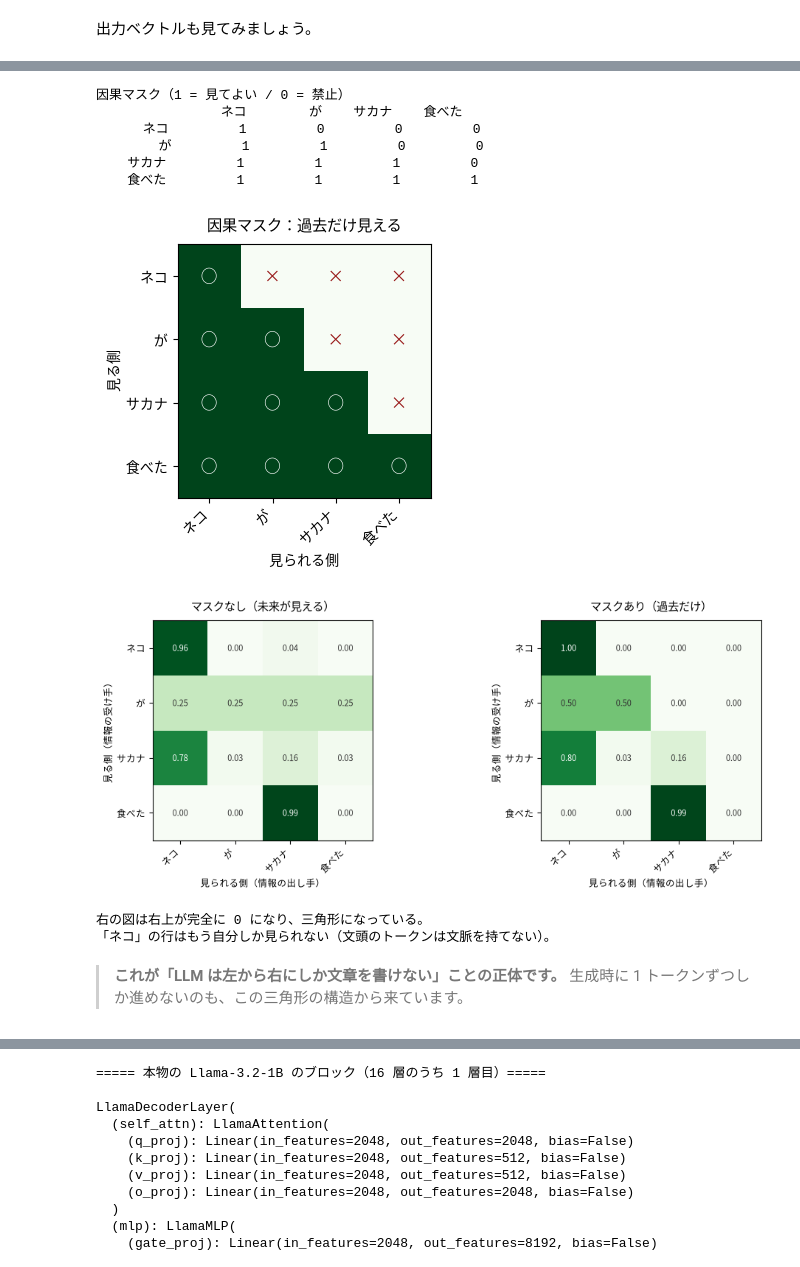
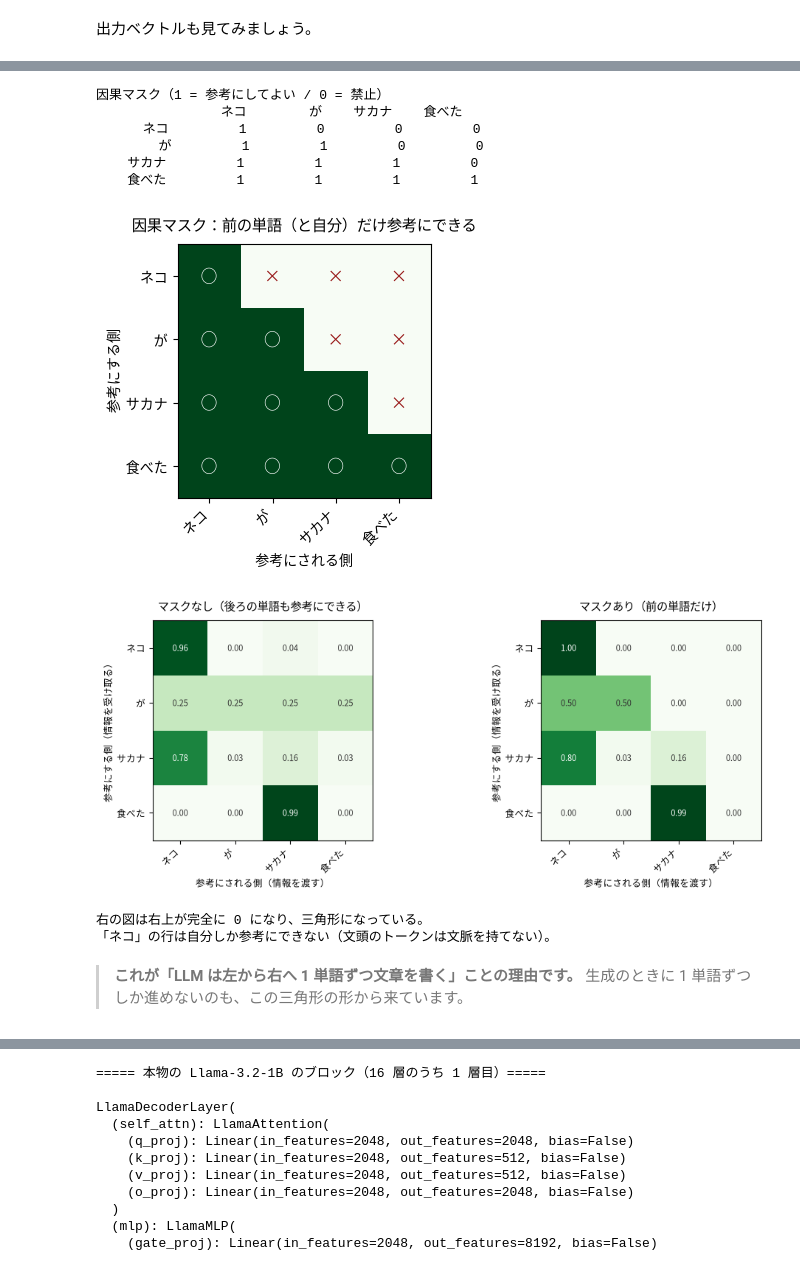
Before and after one commit to chinchillaa/dgx-handson, a Jupyter notebook: chapter1/notebooks/ch1_03_llm_inference.ipynb, the cells around one changed output, grey strips where cells are left out. Cells and saved outputs as stored; diff of their text form; code cells hidden in the pictures.

```diff
--- a/chapter1/notebooks/ch1_03_llm_inference.ipynb
+++ b/chapter1/notebooks/ch1_03_llm_inference.ipynb
@@ -579,21 +599,21 @@ Part 1 で単語埋め込みのコサイン類似度を計算したのと、や
 # 実行時間: 数秒
 
 def scaled_dot_product_attention(Q, K, V):
-    """Self-Attention の本体。attention の出力と注目度の重みを返す
+    """Self-Attention の本体。出力と「参考にする割合」を返す
 
-    Q: (トークン数, d_k)   各トークンの問い合わせ
-    K: (トークン数, d_k)   各トークンの見出し
-    V: (トークン数, d_v)   各トークンの中身
+    Q: (トークン数, d_k)   各トークンの「探しているもの」
+    K: (トークン数, d_k)   各トークンの「自分が何者か」
+    V: (トークン数, d_v)   各トークンが「相手へ渡す情報」
     """
     d_k = Q.shape[-1]
 
-    # ① 全ペアの相性スコア: (トークン数, トークン数)
+    # ① すべての組み合わせの合い具合（Q と K の内積）を √d_k で割る: (トークン数, トークン数)
     scores = Q @ K.transpose(-2, -1) / math.sqrt(d_k)
 
-    # ② 行ごとに softmax して「合計1の注目度」に変換
+    # ② 行ごとに softmax して「合計 1 の参考にする割合」に直す
     weights = torch.softmax(scores, dim=-1)
 
-    # ③ 注目度を重みにして V の加重平均を取る
+    # ③ 割合に応じて V を混ぜる（加重平均）
     output = weights @ V
 
     return output, weights
@@ -601,10 +621,10 @@ def scaled_dot_product_attention(Q, K, V):
 
 attn_out, attn_w = scaled_dot_product_attention(Q, K, V)
 
-print(f'注目度 weights の形状: {tuple(attn_w.shape)}  (見る側, 見られる側)')
-print(f'各行の合計           : {[round(float(s), 3) for s in attn_w.sum(dim=-1)]}  ← すべて 1.0\n')
+print(f'参考にする割合 weights の形状: {tuple(attn_w.shape)}  (参考にする側, 参考にされる側)')
+print(f'各行の合計                   : {[round(float(s), 3) for s in attn_w.sum(dim=-1)]}  ← すべて 1.0\n')
 
-print('注目度の中身（行 = 見る側 / 列 = 見られる側）')
+print('参考にする割合（行 = 参考にする側 / 列 = 参考にされる側）')
 print(pad('', 10) + ''.join(pad(t, 10, right=True) for t in toy_tokens))
 for name, row in zip(toy_tokens, attn_w):
     print(pad(name, 10, right=True) + ''.join(f'{float(v):>10.2f}' for v in row))
@@ -612,7 +632,7 @@ for name, row in zip(toy_tokens, attn_w):
 
 
 def plot_attention(weights, x_labels, y_labels, title, ax=None, cmap='Greens', show_values=True):
-    """注目度行列をヒートマップで描く共通関数（このあと何度も使う）"""
+    """「参考にする割合」の行列をヒートマップで描く共通関数（このあと何度も使う）"""
     created = ax is None
     if created:
         fig, ax = plt.subplots(figsize=(5.5, 4.5))
@@ -627,12 +647,12 @@ def plot_attention(weights, x_labels, y_labels, title, ax=None, cmap='Greens', s
                 ax.text(j, i, f'{v:.2f}', ha='center', va='center',
                         fontsize=8, color='white' if v > 0.5 else '#333333')
     ax.set_title(title, fontsize=11, pad=10)
-    ax.set_xlabel('見られる側（情報の出し手）', fontsize=9)
-    ax.set_ylabel('見る側（情報の受け手）', fontsize=9)
+    ax.set_xlabel('参考にされる側（情報を渡す）', fontsize=9)
+    ax.set_ylabel('参考にする側（情報を受け取る）', fontsize=9)
     if created:
         plt.tight_layout()
         plt.show()
 
 
-plot_attention(attn_w, toy_tokens, toy_tokens, '自作 Self-Attention の注目度')
+plot_attention(attn_w, toy_tokens, toy_tokens, '自作 Self-Attention の「参考にする割合」')
 # %% [output]
@@ -733,48 +756,48 @@ $e^{-\infty} = 0$ なので、softmax 後の注目度がちょうど 0 になり
 # %%
 # 実行時間: 数秒
 
 T = len(toy_tokens)
 
-# 下三角行列: 1 = 見てよい, 0 = 見てはいけない
+# 下三角行列: 1 = 参考にしてよい, 0 = 参考にしてはいけない
 causal_mask = torch.tril(torch.ones(T, T))
 
-print('因果マスク（1 = 見てよい / 0 = 禁止）')
+print('因果マスク（1 = 参考にしてよい / 0 = 禁止）')
 print(pad('', 10) + ''.join(pad(t, 10, right=True) for t in toy_tokens))
 for name, row in zip(toy_tokens, causal_mask):
     print(pad(name, 10, right=True) + ''.join(f'{int(v):>10}' for v in row))
 
 fig, ax = plt.subplots(figsize=(4.6, 3.8))
 ax.imshow(causal_mask, cmap='Greens', vmin=0, vmax=1)
 ax.set_xticks(range(T), toy_tokens, rotation=45, ha='right')
 ax.set_yticks(range(T), toy_tokens)
 for i in range(T):
     for j in range(T):
         ax.text(j, i, '○' if causal_mask[i, j] else '×', ha='center', va='center',
                 fontsize=12, color='white' if causal_mask[i, j] else '#991B1B')
-ax.set_title('因果マスク：過去だけ見える', fontsize=11, pad=10)
-ax.set_xlabel('見られる側')
-ax.set_ylabel('見る側')
+ax.set_title('因果マスク：前の単語（と自分）だけ参考にできる', fontsize=11, pad=10)
+ax.set_xlabel('参考にされる側')
+ax.set_ylabel('参考にする側')
 plt.tight_layout()
 plt.show()
 # %% [output]
-因果マスク（1 = 見てよい / 0 = 禁止）
+因果マスク（1 = 参考にしてよい / 0 = 禁止）
                 ネコ        が    サカナ    食べた
       ネコ         1         0         0         0
         が         1         1         0         0
     サカナ         1         1         1         0
     食べた         1         1         1         1
-[figure, old version]
+[figure, new version]
 # %%
 # 実行時間: 数秒
 
 def causal_self_attention(Q, K, V):
-    """未来のトークンを見られないようにした Self-Attention"""
+    """後ろ（未来）のトークンを参考にできないようにした Self-Attention"""
     d_k = Q.shape[-1]
     T = Q.shape[-2]
 
     scores = Q @ K.transpose(-2, -1) / math.sqrt(d_k)
 
-    # 上三角（未来の位置）を -inf にする
+    # 上三角（自分より後ろの位置）の合い具合を -inf にする
     mask = torch.tril(torch.ones(T, T, device=Q.device, dtype=torch.bool))
     scores = scores.masked_fill(~mask, float('-inf'))
 
@@ -785,20 +808,20 @@ def causal_self_attention(Q, K, V):
 _, attn_w_causal = causal_self_attention(Q, K, V)
 
 fig, axes = plt.subplots(1, 2, figsize=(11, 4.2))
-plot_attention(attn_w, toy_tokens, toy_tokens, 'マスクなし（未来が見える）', ax=axes[0])
-plot_attention(attn_w_causal, toy_tokens, toy_tokens, 'マスクあり（過去だけ）', ax=axes[1])
+plot_attention(attn_w, toy_tokens, toy_tokens, 'マスクなし（後ろの単語も参考にできる）', ax=axes[0])
+plot_attention(attn_w_causal, toy_tokens, toy_tokens, 'マスクあり（前の単語だけ）', ax=axes[1])
 plt.tight_layout()
 plt.show()
 
 print('右の図は右上が完全に 0 になり、三角形になっている。')
-print('「ネコ」の行はもう自分しか見られない（文頭のトークンは文脈を持てない）。')
+print('「ネコ」の行は自分しか参考にできない（文頭のトークンは文脈を持てない）。')
 # %% [output]
-[figure, old version]
+[figure, new version]
 右の図は右上が完全に 0 になり、三角形になっている。
-「ネコ」の行はもう自分しか見られない（文頭のトークンは文脈を持てない）。
+「ネコ」の行は自分しか参考にできない（文頭のトークンは文脈を持てない）。
 # %% [markdown]
-> **これが「LLM は左から右にしか文章を書けない」ことの正体です。**
-> 生成時に 1 トークンずつしか進めないのも、この三角形の構造から来ています。
+> **これが「LLM は左から右へ 1 単語ずつ文章を書く」ことの理由です。**
+> 生成のときに 1 単語ずつしか進めないのも、この三角形の形から来ています。
 # %% [markdown]
 ---
 
```
Also changed, not shown: parts of 27 cells of this notebook.
